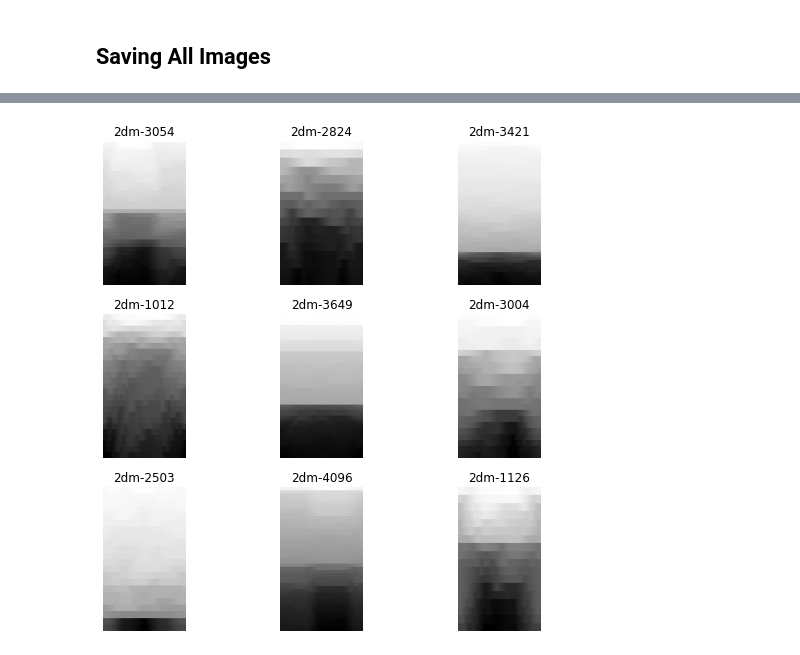
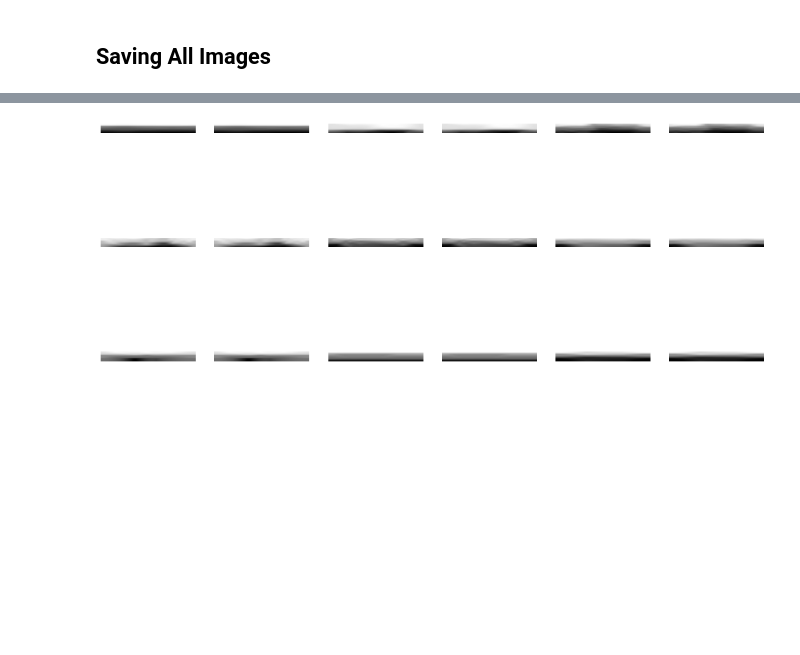
Before and after one commit to ThomasWarford/band-fingerprint, a Jupyter notebook: autoencoder/save_autoencoder_images_nearest_N.ipynb, the cells around one changed output, grey strips where cells are left out. Drawn from its saved outputs; the diff is of its cells as text; code cells hidden in the pictures; blank space fills up the shorter version.

Commit message:
Save ae images

```diff
--- a/autoencoder/save_autoencoder_images_nearest_N.ipynb
+++ b/autoencoder/save_autoencoder_images_nearest_N.ipynb
@@ -278,14 +292,12 @@ for i, material_id in enumerate(df_template.index):
 # %%
 dls = DataBlock(
-    blocks=(ImageBlock(cls=Tiff32Image), ImageBlock(cls=Tiff32Image), CategoryBlock),
+    blocks=(ImageBlock(cls=Tiff32Image), ImageBlock(cls=Tiff32Image)),
     get_items=get_image_files,
-    n_inp=1,
     splitter=RandomSplitter(valid_pct=0.1, seed=42),
-    # item_tfms=[Resize(256)],
-    get_y = [lambda x: x, lambda x: str(x).split('/')[-1][:-5]],
+    item_tfms=[Resize((12, 120, ResizeMethod.Pad))],
     batch_tfms=[IntToFloatTensor(div=2**16-1),],
-        ).dataloaders(DATA_DIRECTORY/f"images/energies{THRESHOLD}", bs=32)
+        ).dataloaders(DATA_DIRECTORY/f"images/energies_{NUMBER_OF_NEAR_BANDS}_nearest_bands", bs=32)
 
 dls.show_batch()
 # %% [output]
-[figure, old version]
+[figure, new version]
```
Also changed, not shown: parts of 1 cell of this notebook.
